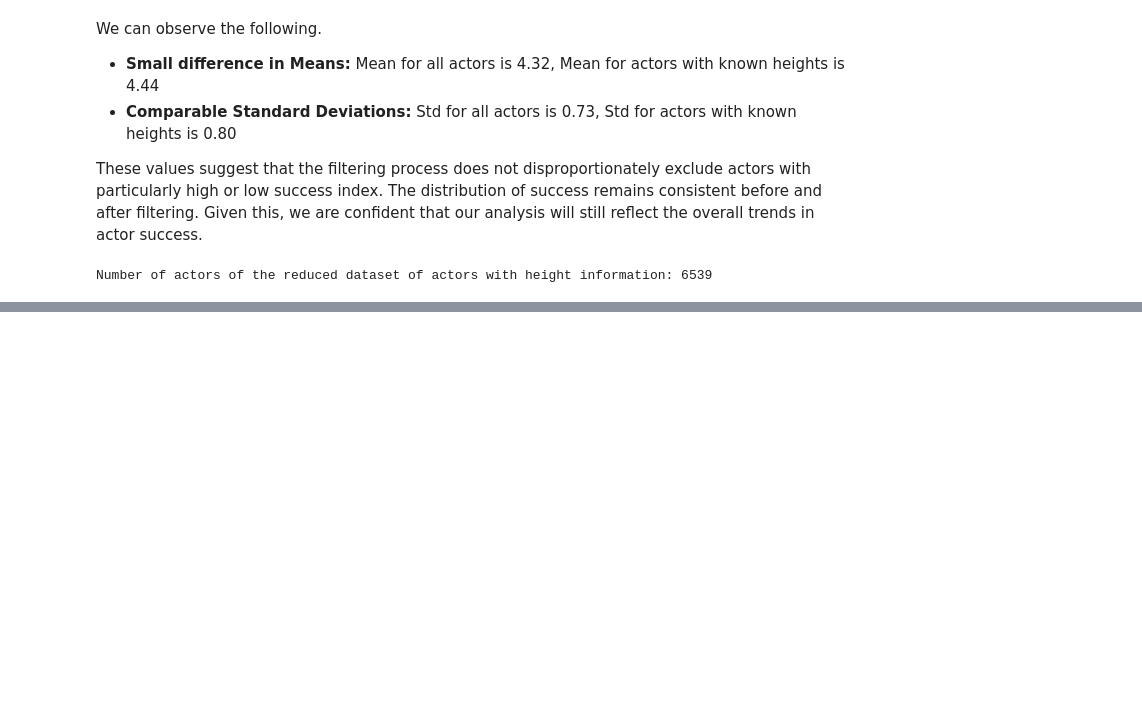
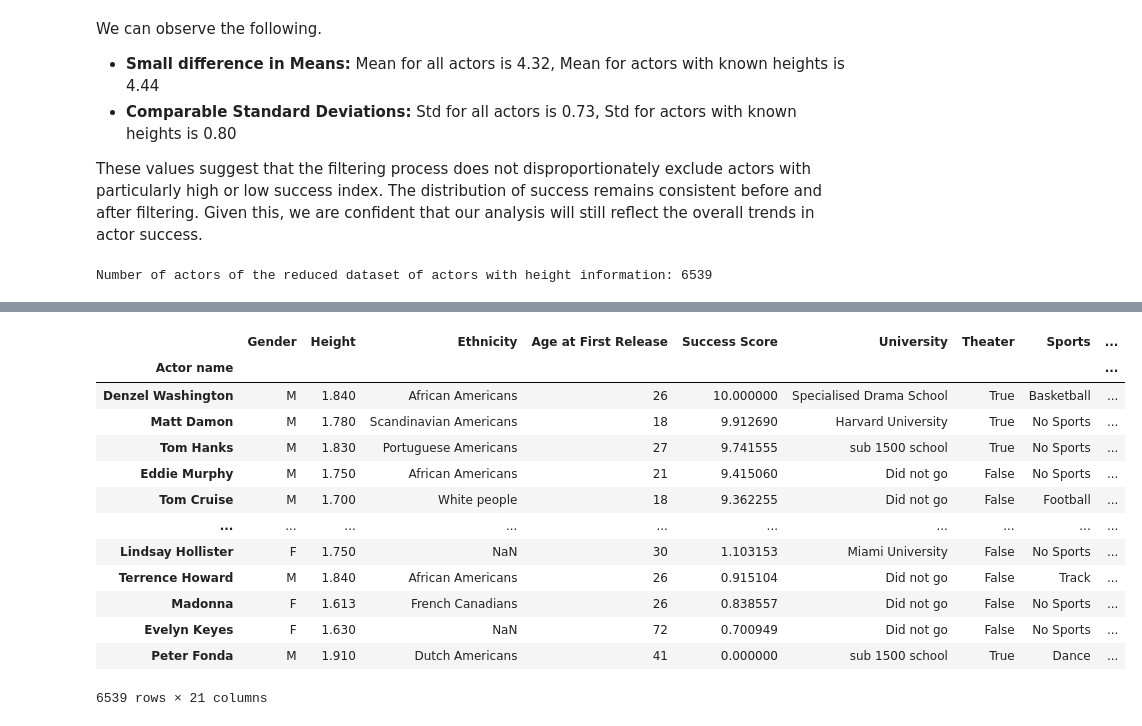
Before and after one commit to epfl-ada/ada-2024-project-sigma-squad, a Jupyter notebook: results.ipynb, the cells around one changed output, grey strips where cells are left out. Cells and saved outputs as stored; diff of their text form; code cells hidden in the pictures; blank space fills up the shorter version.

```diff
--- a/results.ipynb
+++ b/results.ipynb
@@ -276,0 +277,20 @@ Converting ethnicity IDs...
+# %%
+from src.data import load_actor_data_for_analysis
+
+actor_df = load_actor_data_for_analysis()
+actor_df
+# %% [output]
+|  | Gender | Height | Ethnicity | Age at First Release | Success Score | University | Theater | Sports | ... |
+| Actor name |  |  |  |  |  |  |  |  | ... |
+| Denzel Washington | M | 1.840 | African Americans | 26 | 10.000000 | Specialised Drama School | True | Basketball | ... |
+| Matt Damon | M | 1.780 | Scandinavian Americans | 18 | 9.912690 | Harvard University | True | No Sports | ... |
+| Tom Hanks | M | 1.830 | Portuguese Americans | 27 | 9.741555 | sub 1500 school | True | No Sports | ... |
+| Eddie Murphy | M | 1.750 | African Americans | 21 | 9.415060 | Did not go | False | No Sports | ... |
+| Tom Cruise | M | 1.700 | White people | 18 | 9.362255 | Did not go | False | Football | ... |
+| ... | ... | ... | ... | ... | ... | ... | ... | ... | ... |
+| Lindsay Hollister | F | 1.750 | NaN | 30 | 1.103153 | Miami University | False | No Sports | ... |
+| Terrence Howard | M | 1.840 | African Americans | 26 | 0.915104 | Did not go | False | Track | ... |
+| Madonna | F | 1.613 | French Canadians | 26 | 0.838557 | Did not go | False | No Sports | ... |
+| Evelyn Keyes | F | 1.630 | NaN | 72 | 0.700949 | Did not go | False | No Sports | ... |
+| Peter Fonda | M | 1.910 | Dutch Americans | 41 | 0.000000 | sub 1500 school | True | Dance | ... |
+6539 rows × 21 columns
```
Also changed, not shown: parts of 7 cells of this notebook, 5 other files.
